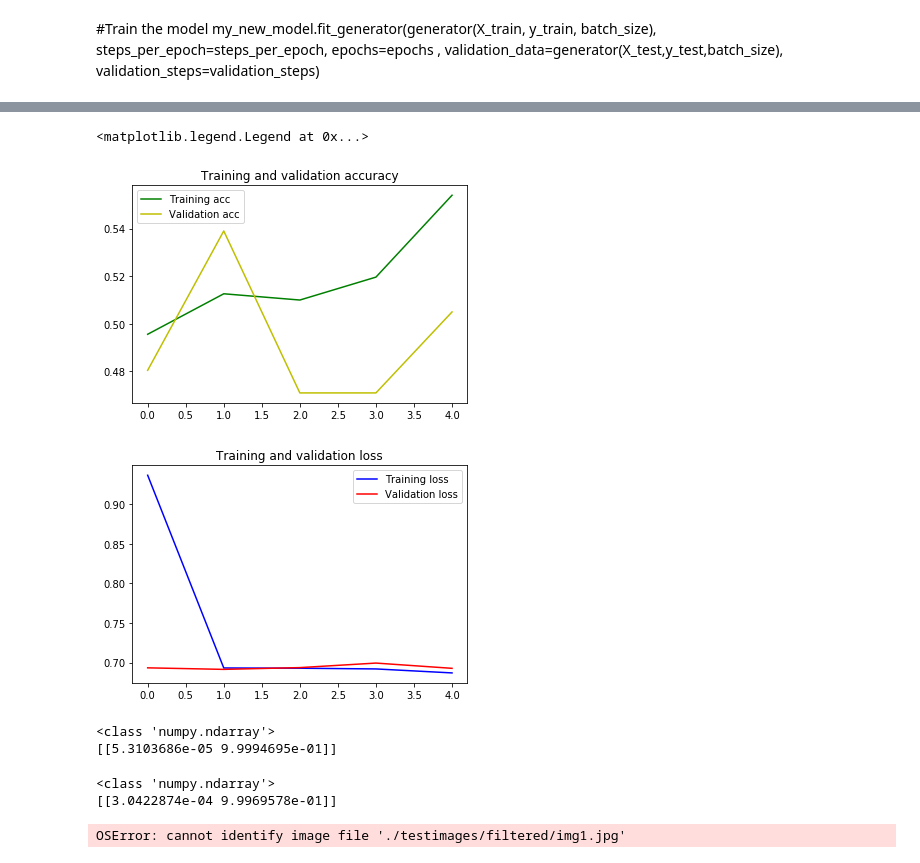
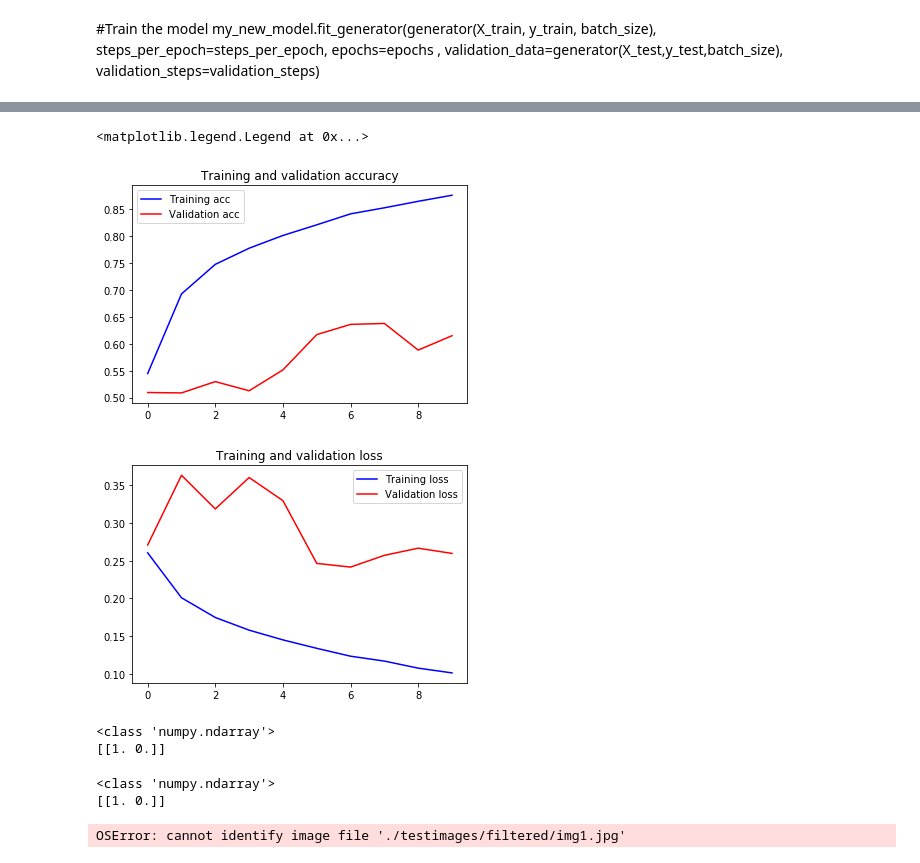
Before and after one commit to SwatiGiri/Filter_Police, a Jupyter notebook: Transferlearning.ipynb, the cells around one changed output, grey strips where cells are left out. Saved outputs shown, nothing was run; the diff lists cells and outputs as text; code cells hidden in the pictures.

```diff
--- a/Transferlearning.ipynb
+++ b/Transferlearning.ipynb
@@ -62,9 +64,9 @@ filtered_images_path= glob.glob('./imgs_with_filter/imgs_with_filter/*')
 unfiltered_imgs_path=glob.glob('./unfiltered_1083/*')
 # %%
 # load image data
-
-filtered_images_path= glob.glob('/mnt/efs/filters_to_images/filtered_images/*')[:5000]
-unfiltered_imgs_path=glob.glob('/mnt/efs/filters_to_images/unfiltered_images/*')[:5000]
+image_limit=10000
+filtered_images_path= glob.glob('/mnt/efs/filters_to_images/filtered_images/*')[:image_limit]
+unfiltered_imgs_path=glob.glob('/mnt/efs/filters_to_images/unfiltered_images/*')[:image_limit]
 # %%
 import time
 
@@ -197,9 +199,7 @@ from keras.applications.inception_v3 import (
 Inceptionmodel = InceptionV3(
     include_top=False,
     weights='imagenet')
-# model_original = VGG19(
-#     include_top=True,
-#     weights='imagenet')
+
 
 for layer in Inceptionmodel.layers:
     layer.trainable = True
@@ -237,5 +237,5 @@ sgd=keras.optimizers.sgd(lr=0.1, decay=0.01)
 #     layer.trainable = False
 
 # compile the model (should be done *after* setting layers to non-trainable)
-model.compile(optimizer='adam', loss='mean_squared_error',metrics=['accuracy'])
+model.compile(optimizer=sgd, loss='mean_squared_error',metrics=['accuracy'])
 # %% [output]
@@ -258,7 +278,7 @@ testDatagen = image.ImageDataGenerator(
 trainDatagen.fit(X_train)
 testDatagen.fit(X_test)
 # %%
-epochs=5
+epochs=10
 batch_size=100
 
 steps_per_epoch=len(X_train)/batch_size
@@ -280,28 +313,28 @@ Epoch 4/5
 # %%
 acc = history.history['acc']
 val_acc = history.history['val_acc']
 loss = history.history['loss']
 val_loss = history.history['val_loss']
 
 epochs = range(len(acc))
 
-plt.plot(epochs, acc, 'g', label='Training acc')
-plt.plot(epochs, val_acc, 'y', label='Validation acc')
+plt.plot(epochs, acc, 'b', label='Training acc')
+plt.plot(epochs, val_acc, 'r', label='Validation acc')
 plt.title('Training and validation accuracy')
 plt.legend()
 
 plt.figure()
 
 plt.plot(epochs, loss, 'b', label='Training loss')
 plt.plot(epochs, val_loss, 'r', label='Validation loss')
 plt.title('Training and validation loss')
 plt.legend()
 
 # plt.show()
 # %% [output]
 <matplotlib.legend.Legend at 0x...>
-[figure, old version]
+[figure, new version]
-[figure, old version]
+[figure, new version]
 # %%
 # model.load_weights('model.h5')
 # %%
@@ -322,12 +355,12 @@ def predict(img_path):
 predict('/mnt/efs/filters_to_images/filtered_images/ILSVRC2012_val_00000111.JPEG')
 # %% [output]
 <class 'numpy.ndarray'>
-[[5.3103686e-05 9.9994695e-01]]
+[[1. 0.]]
 # %%
-predict('/mnt/efs/filters_to_images/unfiltered_images/ILSVRC2012_val_00000111.JPEG')
+predict('/mnt/efs/filters_to_images/unfiltered_images/ILSVRC2012_val_00001646.JPEG')
 # %% [output]
 <class 'numpy.ndarray'>
-[[3.0422874e-04 9.9969578e-01]]
+[[1. 0.]]
 # %%
 predict('./testimages/filtered/img1.jpg')
 # %% [output]
```
Also changed, not shown: parts of 7 cells of this notebook.
